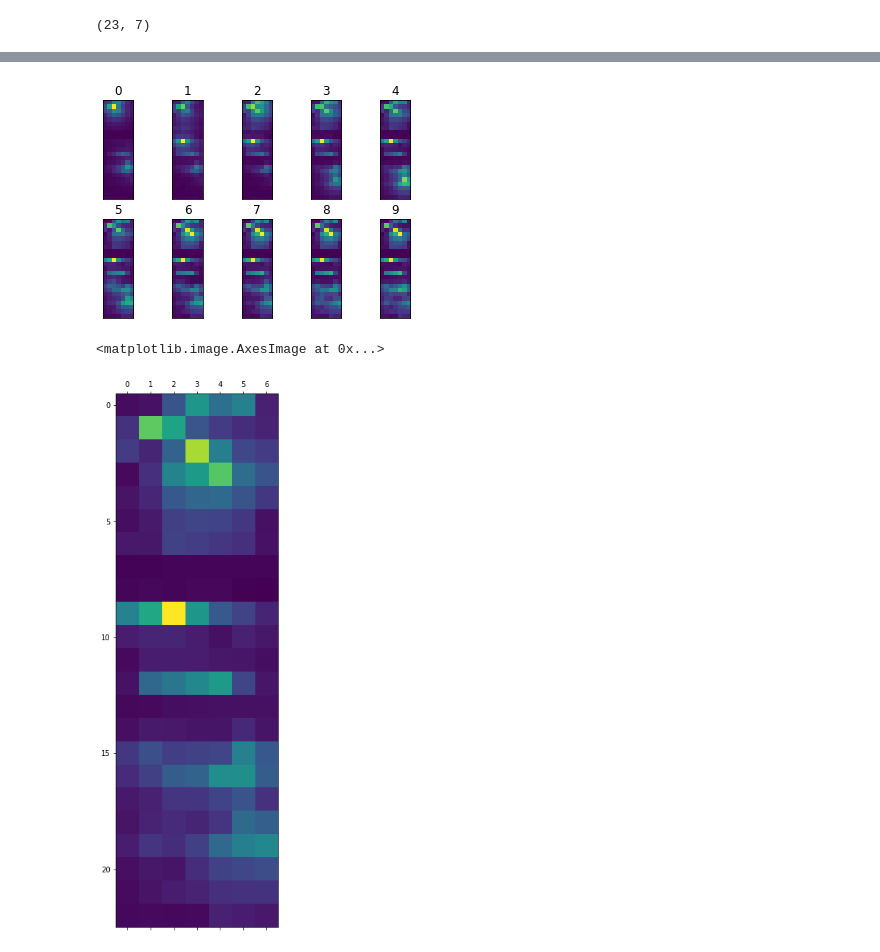
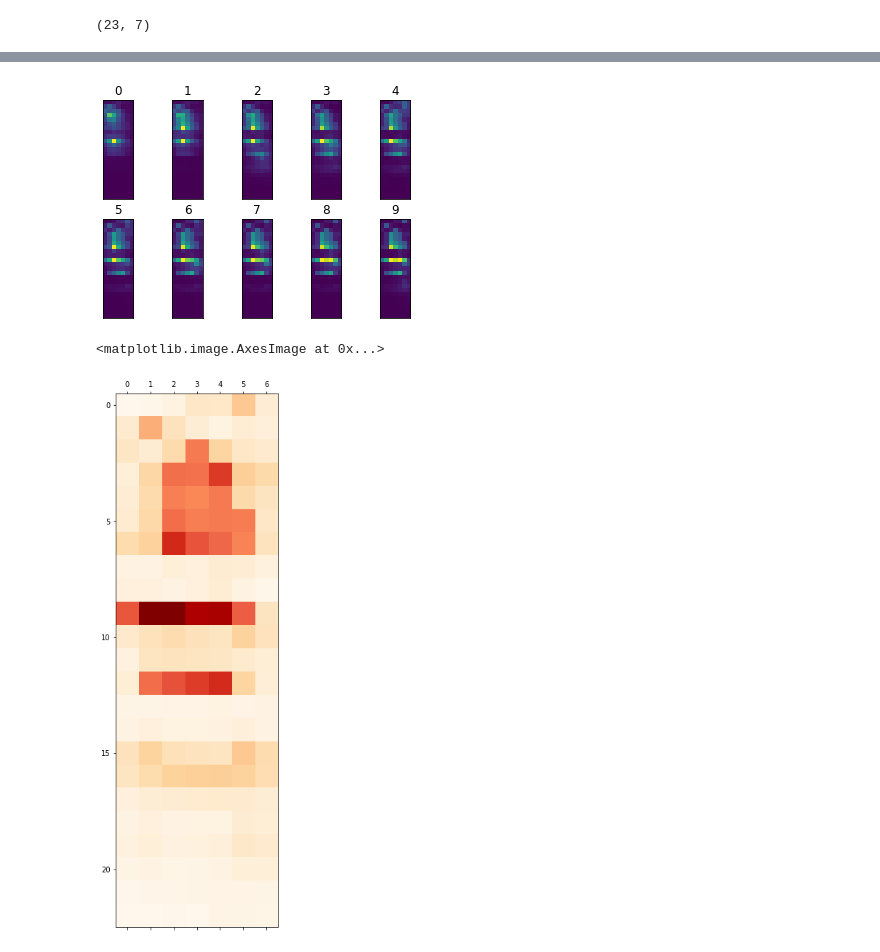
Before and after one commit to SonglingLu/OneRoomABM, a Jupyter notebook: notebooks/paper_functions_viz.ipynb, the cells around one changed output, grey strips where cells are left out. Drawn from its saved outputs; the diff is of its cells as text; code cells hidden in the pictures.

```diff
--- a/notebooks/paper_functions_viz.ipynb
+++ b/notebooks/paper_functions_viz.ipynb
@@ -334,6 +431,9 @@ trip_length = 60
 
 out_array = [[], [], []]
 final_array = [[], [], []]
+
+
+out_matrix = np.array(np.zeros(shape=bus_flow_direction.shape))
 
 for w in range(len(windows)):
 
@@ -355,12 +455,18 @@ for w in range(len(windows)):
 #                                     exhaled_air_inf, max_viral_deact_rate, mask_passage_prob,
 #                                     max_aerosol_radius=2, primary_outdoor_air_fraction=0.2)
 
-            bus_trip, conc, chance_nonzero = bus_sim(windows[w], num_students[n], masks[m], num_sims, trip_length, '56')
+
+            # conc is not averaged yet
+            bus_trip, conc, avg_conc, chance_nonzero = bus_sim(windows[w], num_students[n], masks[m], num_sims, trip_length, '56')
             # this is an array of transmission % for each student on the trip
 
             # reference array
             out_array[m].append([windows[w],num_students[n],masks[m]]) # append value
             final_array[m].append(chance_nonzero)
+
+            for y in range(len(avg_conc)):
+                for x in range((len(avg_conc[0]))):
+                    out_matrix[y][x] += (avg_conc[y][x]) / (len(windows) * len(num_students) * len(masks))
 
 out_df = pd.DataFrame(out_array)
 out_df.columns = ['WinUp28', 'WinUp56', 'WinDown28', 'WinDown56']
@@ -407,20 +513,16 @@ fig, axs = plt.subplots((math.floor(len(conc) / 5)), (math.floor(len(conc) / 2))
 
 axs = axs.ravel()
 avg_array = []
-out_matrix = np.array(np.zeros(shape=conc[c].shape))
 
 for c in range(len(conc)):
     axs[c].matshow(conc[c])
     axs[c].tick_params(top=False, bottom=False, left=False, right=False,
                 labelleft=False, labelbottom=False, labeltop=False)
     axs[c].set_title(c)
-    for y in range(conc[c].shape[0]):
-        for x in range(conc[c].shape[1]):
-            out_matrix[y][x] += (conc[c][y][x] / len(conc))
 # %% [output]
-[figure, old version]
+[figure, new version]
 # %%
-plt.matshow(out_matrix)
+plt.matshow(out_matrix, cmap="OrRd")
 # %% [output]
 <matplotlib.image.AxesImage at 0x...>
-[figure, old version]
+[figure, new version]
```
Also changed, not shown: parts of 4 cells of this notebook, 3 other files.
